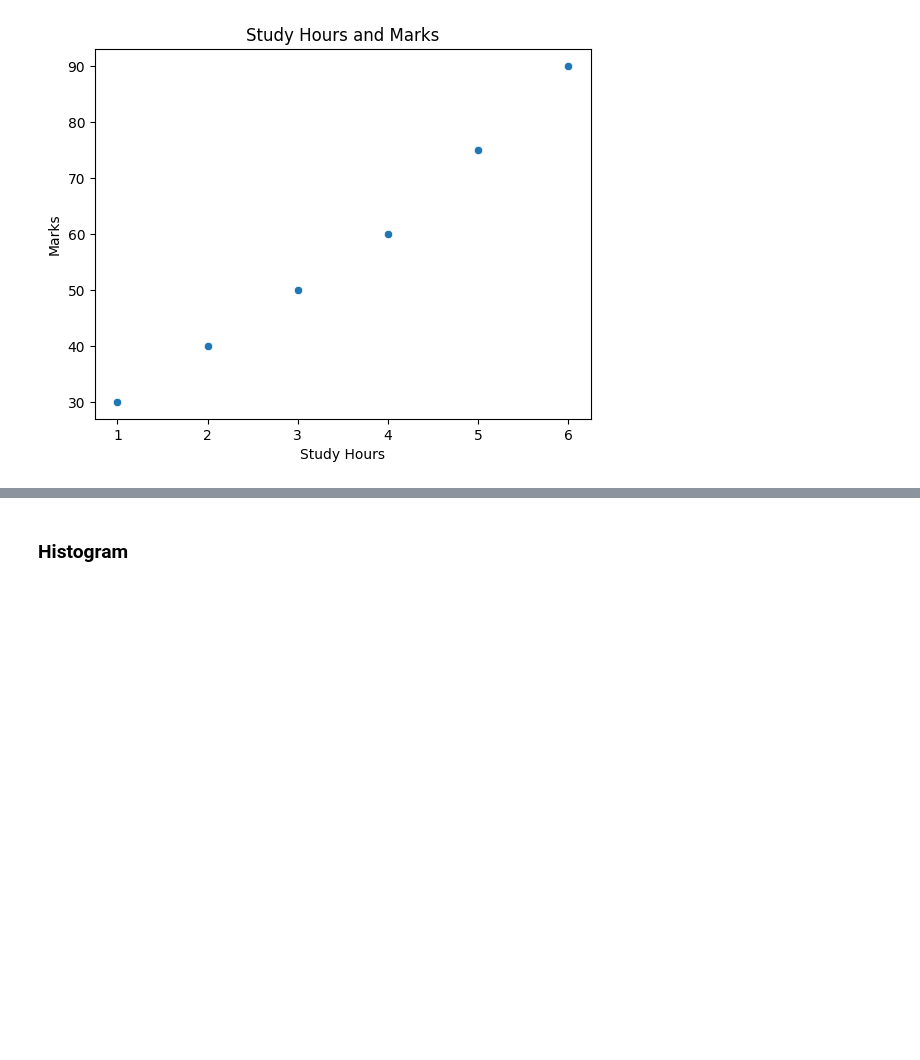
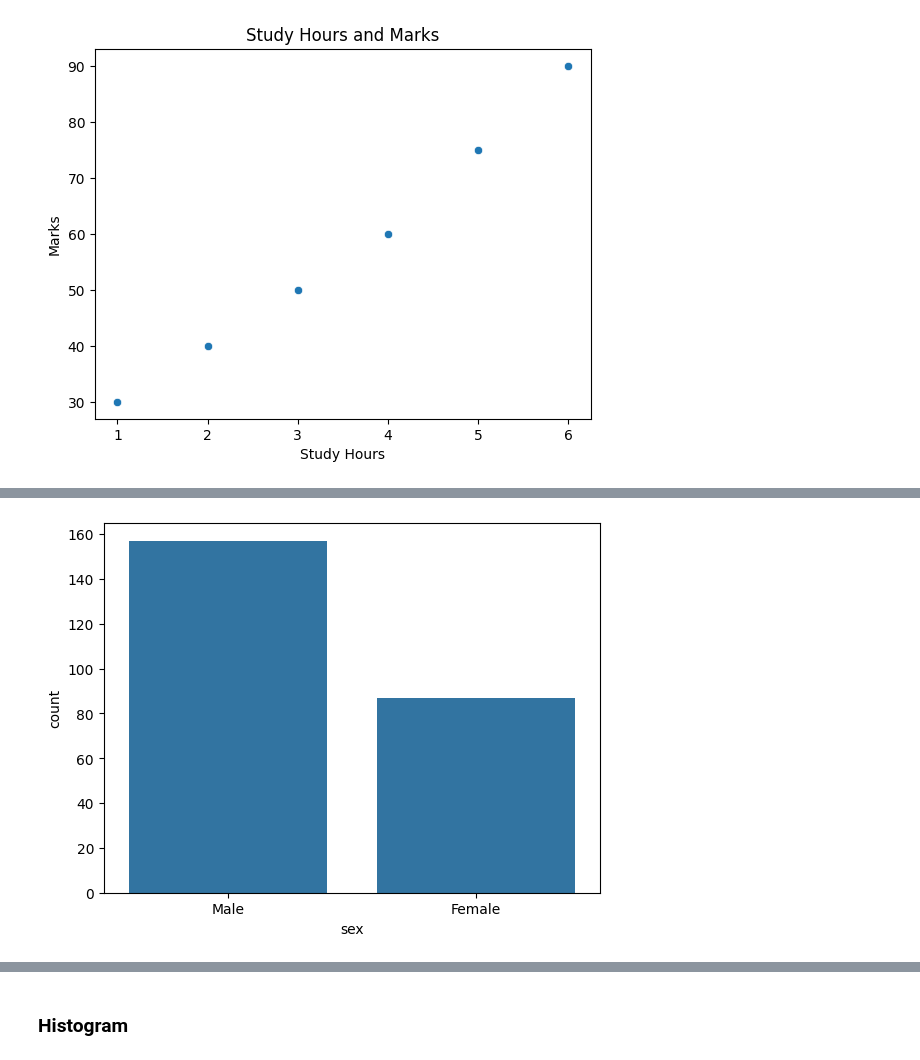
Before and after one commit to bishalstha-007/Python, a Jupyter notebook: Data_Visualization/Seaborn.ipynb, the cells around one changed output, grey strips where cells are left out. Drawn from its saved outputs; the diff is of its cells as text; code cells hidden in the pictures; blank space fills up the shorter version.

```diff
--- a/Data_Visualization/Seaborn.ipynb
+++ b/Data_Visualization/Seaborn.ipynb
@@ -21,0 +55,6 @@ plt.show()
+# %%
+# Who often give more tips.
+sns.countplot(x="sex", data=tips)
+plt.show()
+# %% [output]
+[figure, added]
```
Also changed, not shown: parts of 17 cells of this notebook.
